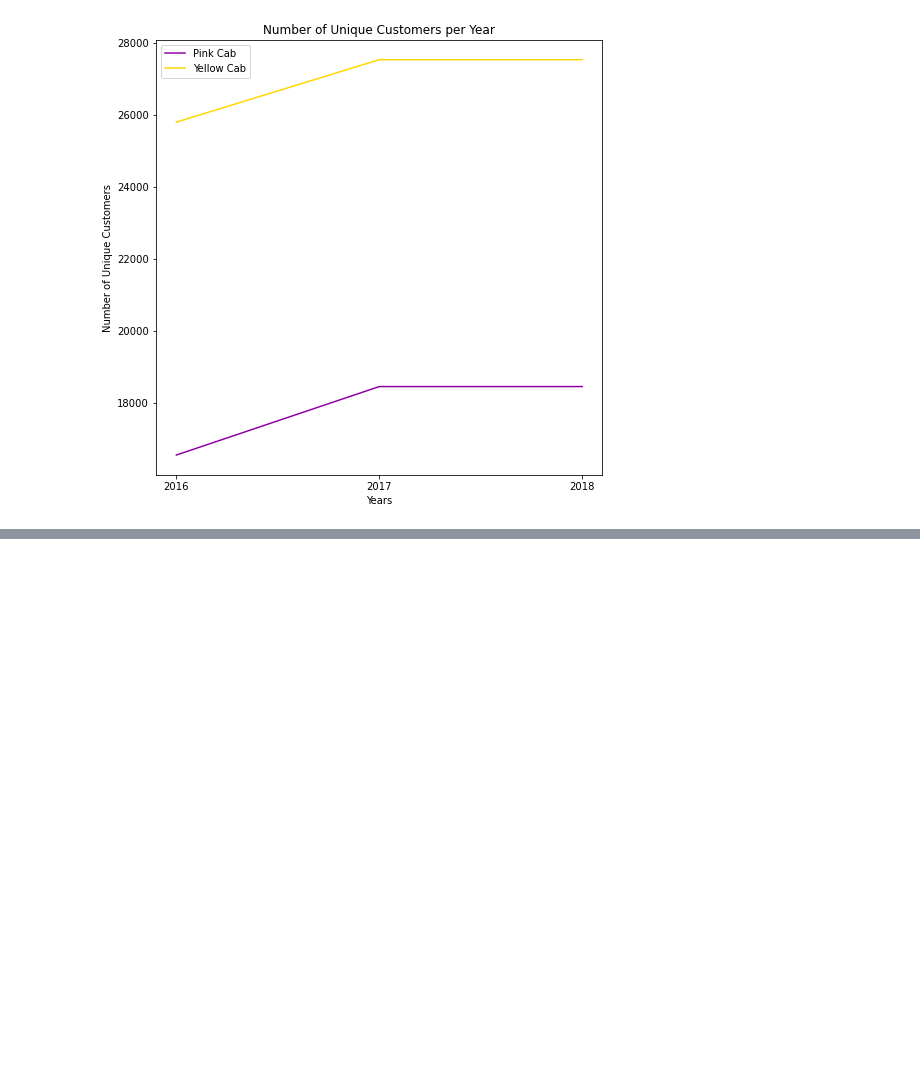
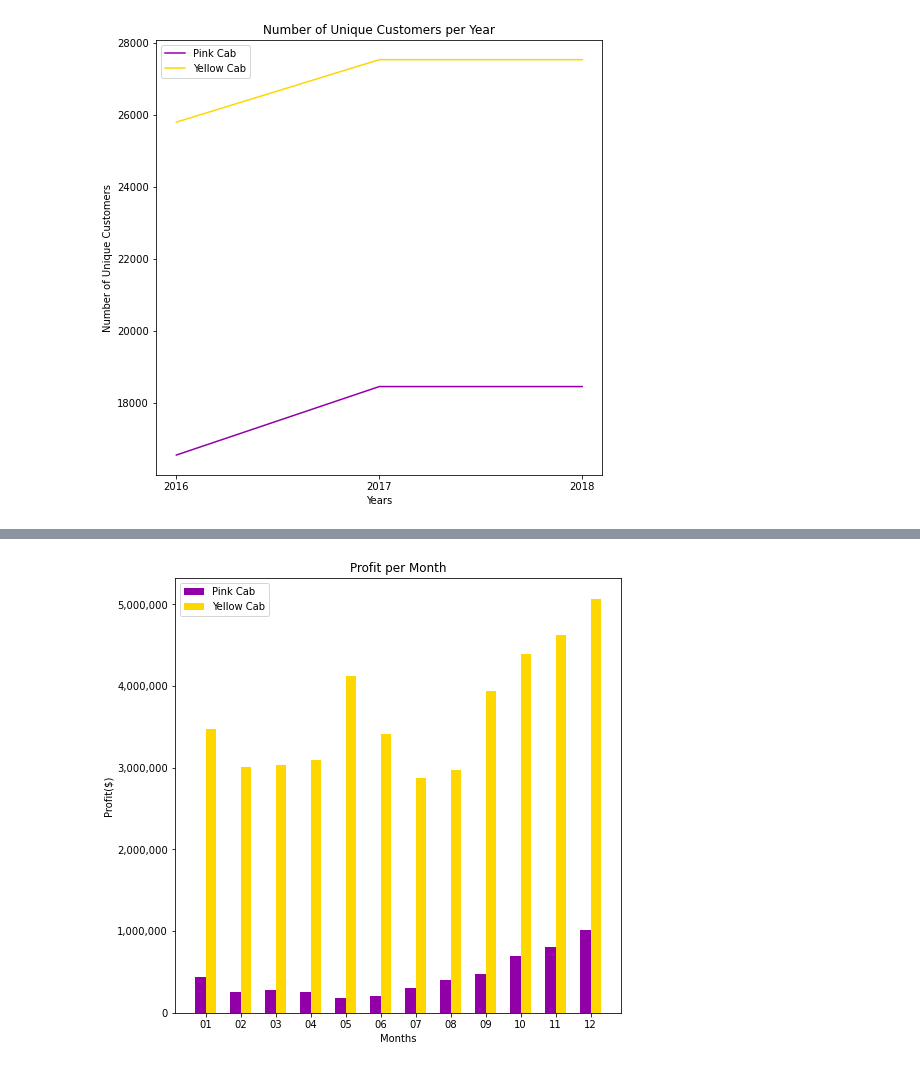
Before and after one commit to TheHamhams/taxi, a Jupyter notebook: taxi_notebook.ipynb, the cells around one changed output, grey strips where cells are left out. Saved outputs shown, nothing was run; the diff lists cells and outputs as text; code cells hidden in the pictures; blank space fills up the shorter version.

Commit message:
created profit per month graph

```diff
--- a/taxi_notebook.ipynb
+++ b/taxi_notebook.ipynb
@@ -245,0 +257,28 @@ plt.show()
+# %%
+months = ['01', '02', '03', '04', '05', '06', '07', '08', '09', '10', '11', '12']
+def profit_per_month(db):
+    result = []
+    for month in months:
+        profits = db[db.Month == month].Profit.sum()
+        result.append(profits)
+    return result
+
+n = len(months)
+ind = np.arange(n)
+width = 0.3
+
+fig=plt.figure(figsize=(8,8))
+ax = plt.subplot()
+plt.bar(ind, profit_per_month(pink), width, label='Pink Cab')
+plt.bar(ind + width, profit_per_month(yellow), width, label='Yellow Cab')
+plt.xticks(ind + width / 2, months)
+ax.get_yaxis().set_major_formatter(
+    matplotlib.ticker.FuncFormatter(lambda x, p: format(int(x), ',')))
+plt.title('Profit per Month')
+plt.ylabel('Profit($)')
+plt.xlabel('Months')
+plt.legend()
+
+plt.show()
+# %% [output]
+[figure, added]
```
Also changed, not shown: parts of 3 cells of this notebook.
